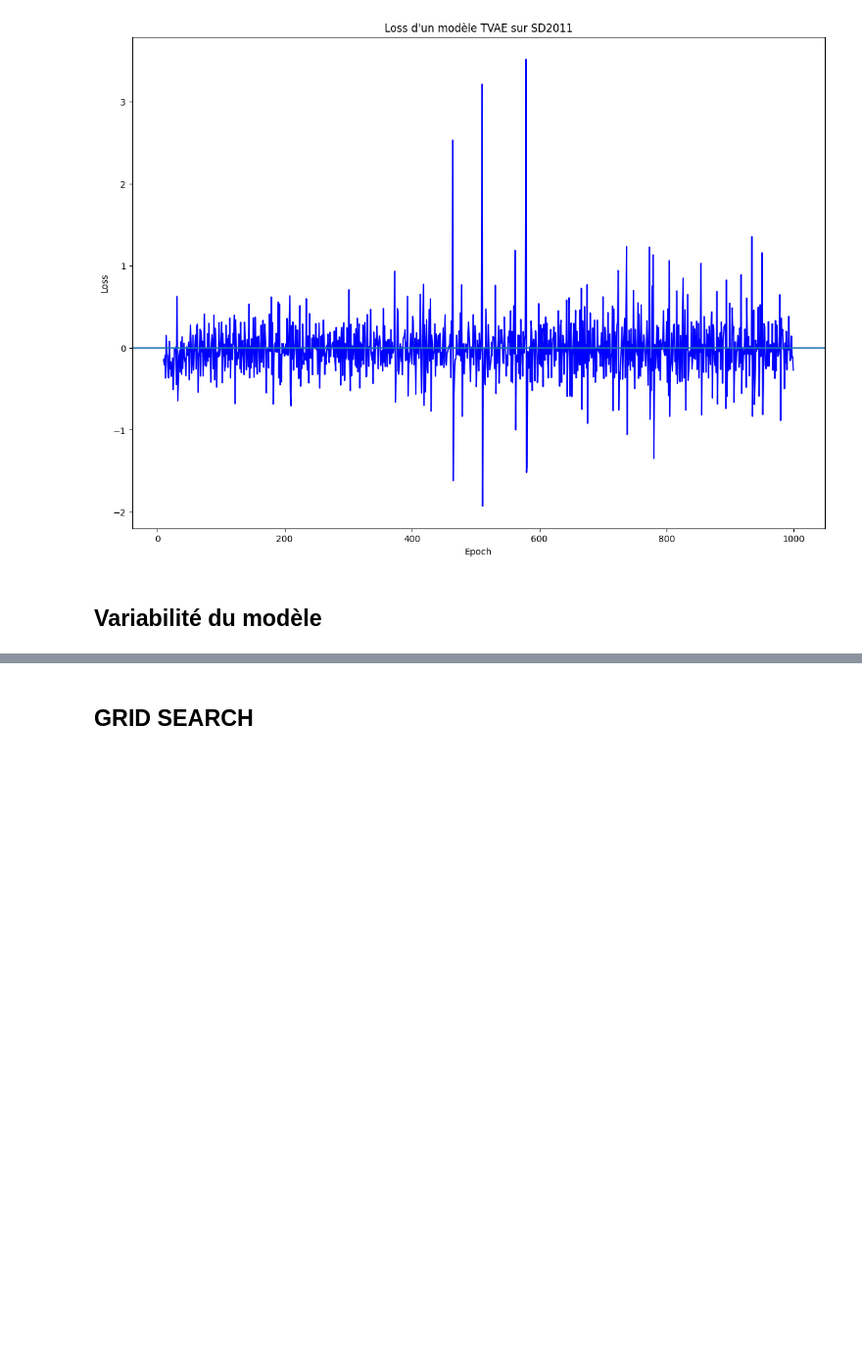
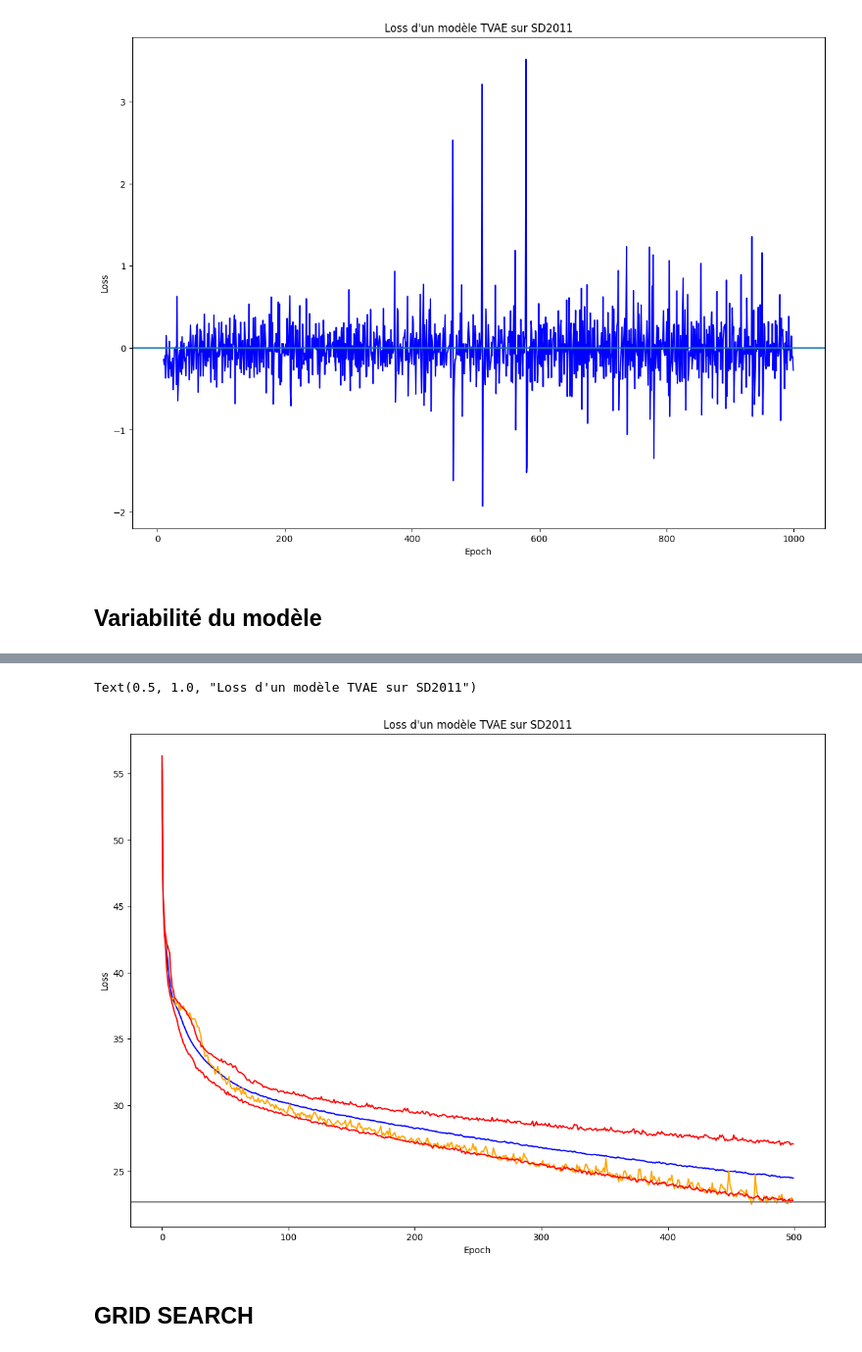
Before and after one commit to InseeFrLab/synthetic-data-sdc, a Jupyter notebook: SDV/SDV_TVAE_SD2011.ipynb, the cells around one changed output, grey strips where cells are left out. Shown at 98% size. Cells and saved outputs as stored; diff of their text form; code cells hidden in the pictures; blank space fills up the shorter version.

Commit message:
simulations modeles tvae

```diff
--- a/SDV/SDV_TVAE_SD2011.ipynb
+++ b/SDV/SDV_TVAE_SD2011.ipynb
@@ -273,3 +273,16 @@ for i in range(100):
         mlflow.log_artifact("SDV/config_tvae_3.yml", artifact_path = "config_model")
 
     mlflow.end_run()
+# %%
+import joblib
+
+all_loss = {'epoch': [i for i in range(config['epochs'])]}
+for i in range(100):
+    model = 'tvae_sd2011_' + str(config['compress_dims'][0]) + '_' + str(config['decompress_dims'][0]) + 'b' + str(config['batch_size']) + '_e' + str(config['epochs']) + 'iter' + str(i) + '_gpu.pkl'
+    tvae = joblib.load(model)
+    loss_by_epoch = tvae.get_loss_values().groupby(['Epoch'])['Loss'].mean().tolist()
+    nom_iter = 'iter'+str(i)
+    all_loss[nom_iter] = loss_by_epoch
+# %%
+pd_all_loss = pd.DataFrame.from_dict(all_loss)
+pd_all_loss.shape
@@ -275,0 +291,9 @@ for i in range(100):
+# %%
+all_means = pd_all_loss.loc[:, pd_all_loss.columns != 'epoch'].mean(axis=1)
+all_sds = pd_all_loss.loc[:, pd_all_loss.columns != 'epoch'].std(axis=1)
+all_cvs = all_sds/all_means *100
+all_q05 = pd_all_loss.loc[:, pd_all_loss.columns != 'epoch'].quantile(q=0.05, axis=1)
+all_q95 = pd_all_loss.loc[:, pd_all_loss.columns != 'epoch'].quantile(q=0.95, axis=1)
+# %%
+tvae_rapport = joblib.load('tvae_model_tvae_bs_100_comp_dims_[256, 256]_decomp_dims_[256, 256].pkl')
+loss_by_epoch_rapport = tvae.get_loss_values().groupby(['Epoch'])['Loss'].mean().tolist()
@@ -276,3 +303,20 @@ for i in range(100):
+# %%
+steps = range(500)
+steps_rapport = range(300)
+
+plt.figure(figsize=(14, 10))
+
+plt.plot(steps, all_means, color='blue', label = "Loss moyenne")
+plt.plot(steps, loss_by_epoch_rapport, color='orange',label = "Modele retenu")
+plt.plot(steps, all_q05, color='red', label = "Quantile à 5%")
+plt.plot(steps, all_q95, color='red', label = "Quantile à 95%")
+plt.axhline(loss_by_epoch_rapport[499], color = 'grey')
+plt.xlabel('Epoch')
+plt.ylabel('Loss')
+plt.title("Loss d'un modèle TVAE sur SD2011")
+# %% [output]
+Text(0.5, 1.0, "Loss d'un modèle TVAE sur SD2011")
+[figure, added]
 # %% [markdown]
 ## GRID SEARCH
 # %%
```
Also changed, not shown: parts of 5 cells of this notebook, 1 other file.
